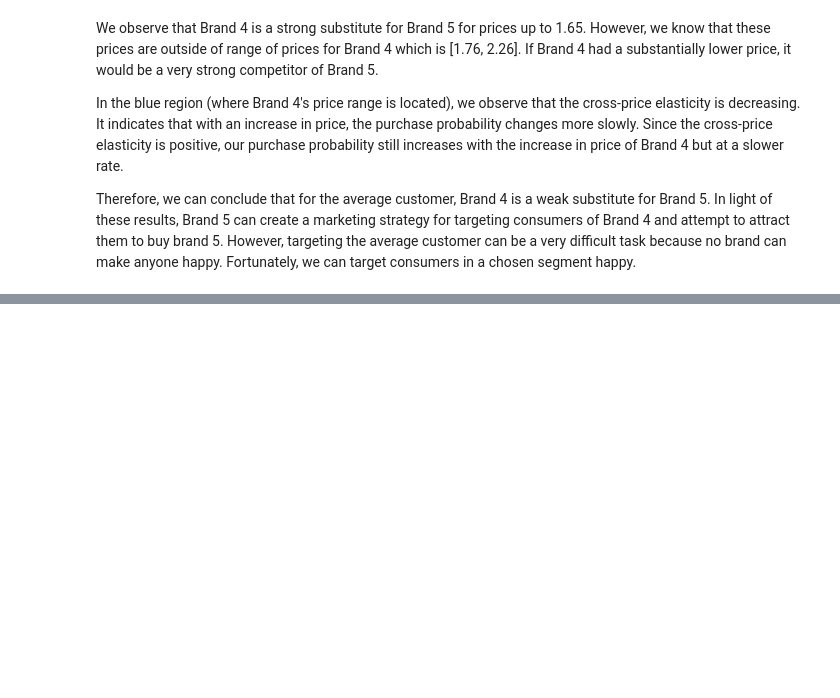
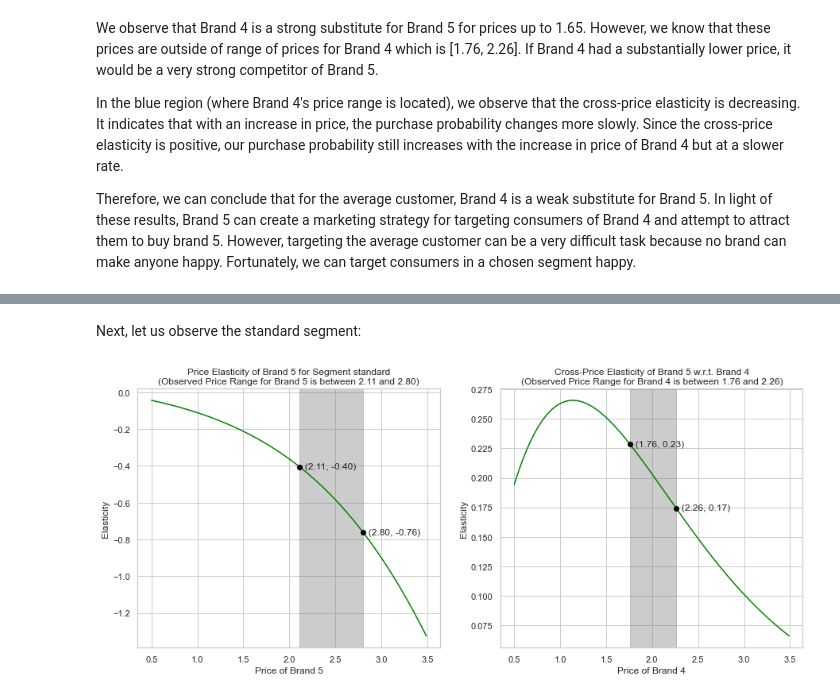
Before and after one commit to sheikhomar/customer-analytics, a Jupyter notebook: n04_modelling_brand_choice.ipynb, the cells around one changed output, grey strips where cells are left out. Cells and saved outputs as stored; diff of their text form; code cells hidden in the pictures; blank space fills up the shorter version.

```diff
--- a/n04_modelling_brand_choice.ipynb
+++ b/n04_modelling_brand_choice.ipynb
@@ -224,0 +311,6 @@ Therefore, we can conclude that for the average customer, Brand 4 is a weak subs
+# %% [markdown]
+Next, let us observe the standard segment:
+# %%
+plot_price_elasticities_for_segment(segment=3, own_brand=5, cross_brand=4);
+# %% [output]
+[figure, added]
```
Also changed, not shown: parts of 15 cells of this notebook, 1 other file.
